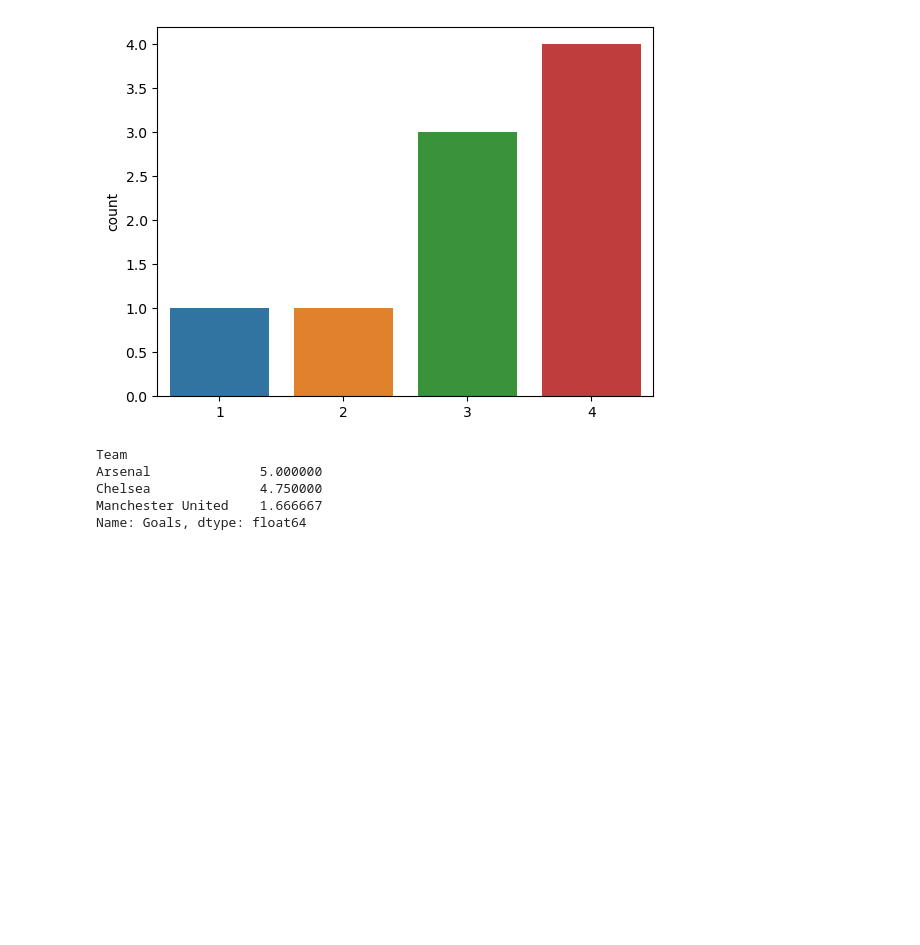
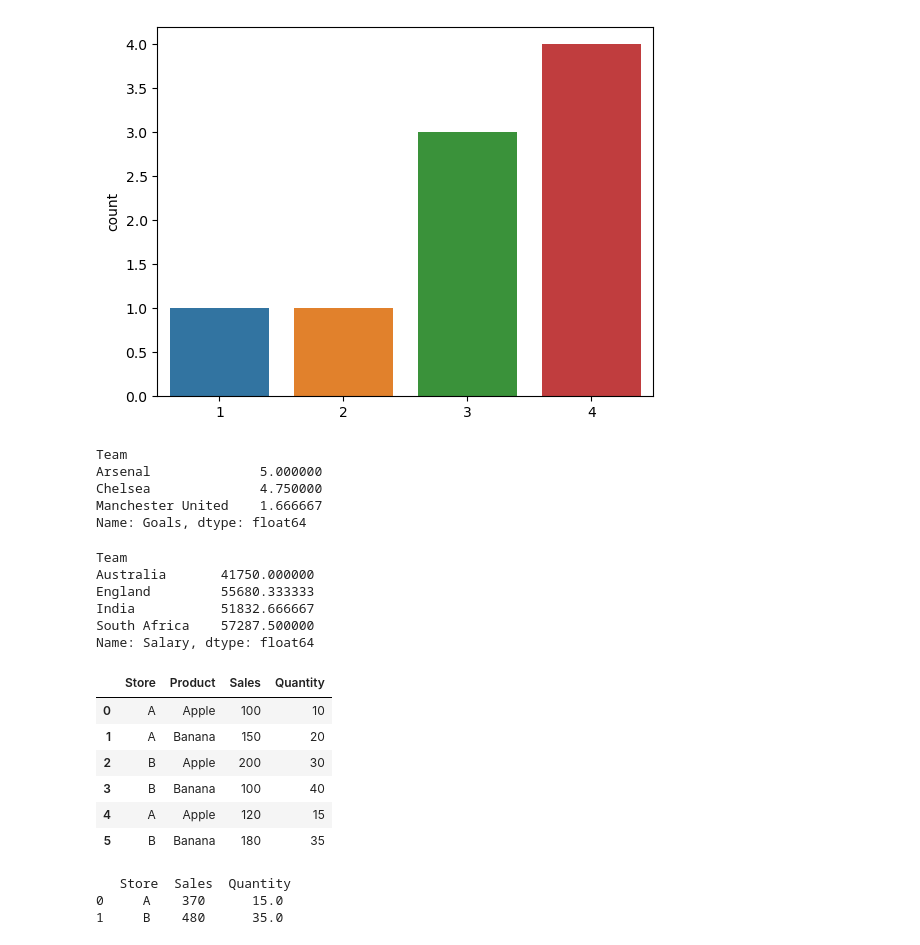
Before and after one commit to Lenmbugua/Python-Numpy-and-Pandas, a Jupyter notebook: Pandas.ipynb, the cells around one changed output. Drawn from its saved outputs; the diff is of its cells as text; code cells hidden in the pictures; blank space fills up the shorter version.

Commit message:
multiple columns in pandas group by with dictionary

```diff
--- a/Pandas.ipynb
+++ b/Pandas.ipynb
@@ -2741,4 +2741,47 @@ example = {'Team':['Australia', 'England', 'South Africa',
           'Salary':[34500, 33600, 68900, 49000, 98899,
                     67562, 56760, 45675, 34542, 31176] }
 df = pd.DataFrame(example)
-total_salary = df['Salary']
+total_salary = df['Salary'].groupby(df['Team'])
+total_salary.mean()
+# %% [output]
+Team
+Australia       41750.000000
+England         55680.333333
+India           51832.666667
+South Africa    57287.500000
+Name: Salary, dtype: float64
+# %%
+#Combining Multiple Columns in Pandas groupby with Dictionary
+import pandas as pd
+
+# Sample DataFrame
+data = {
+    'Store': ['A', 'A', 'B', 'B', 'A', 'B'],
+    'Product': ['Apple', 'Banana', 'Apple', 'Banana', 'Apple', 'Banana'],
+    'Sales': [100, 150, 200, 100, 120, 180],
+    'Quantity': [10, 20, 30, 40, 15, 35]
+}
+
+df = pd.DataFrame(data)
+display(df)
+
+# Grouping by 'Store' and applying different aggregation functions
+agg_dict = {
+    'Sales': 'sum',          # Sum the 'Sales' column
+    'Quantity': 'mean'       # Find the mean of the 'Quantity' column
+}
+
+result = df.groupby('Store').agg(agg_dict).reset_index()
+
+print("\n",result)
+# %% [output]
+|  | Store | Product | Sales | Quantity |
+| 0 | A | Apple | 100 | 10 |
+| 1 | A | Banana | 150 | 20 |
+| 2 | B | Apple | 200 | 30 |
+| 3 | B | Banana | 100 | 40 |
+| 4 | A | Apple | 120 | 15 |
+| 5 | B | Banana | 180 | 35 |
+   Store  Sales  Quantity
+0     A    370      15.0
+1     B    480      35.0
```
